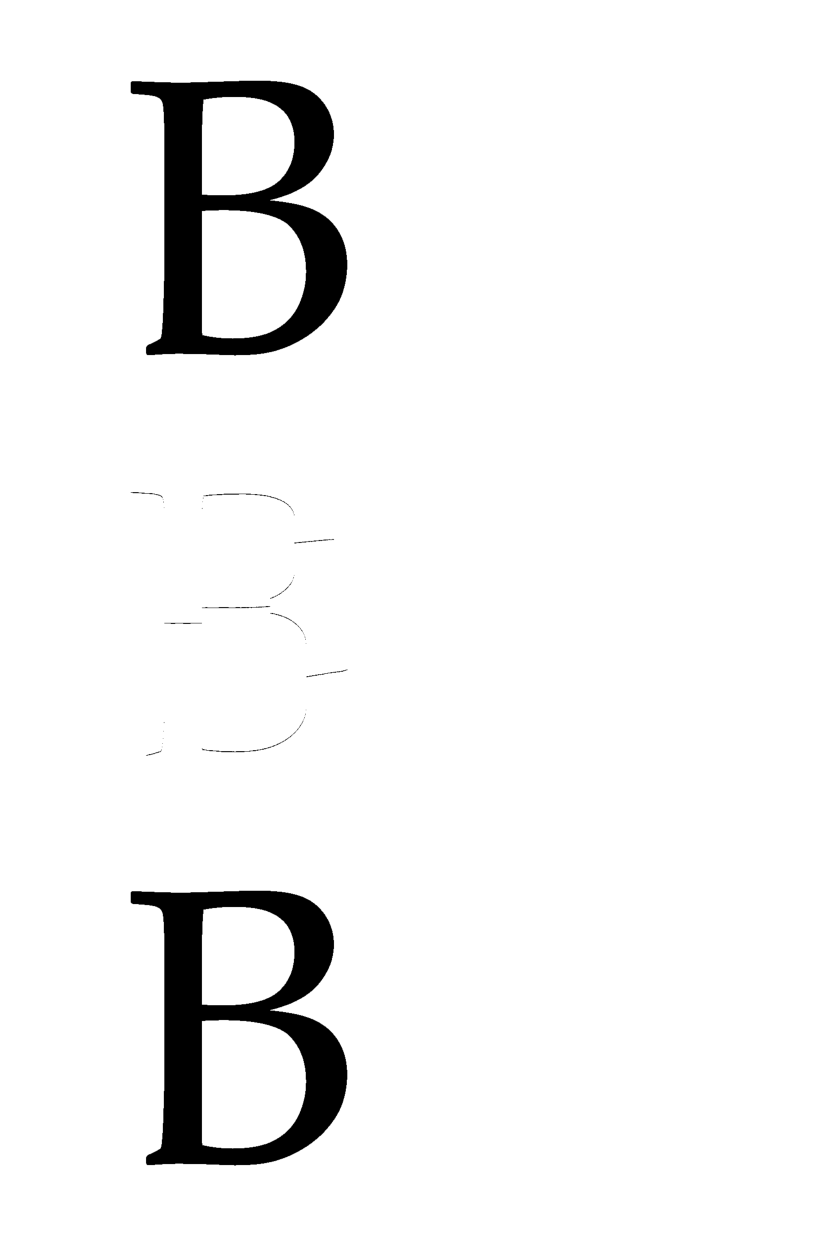
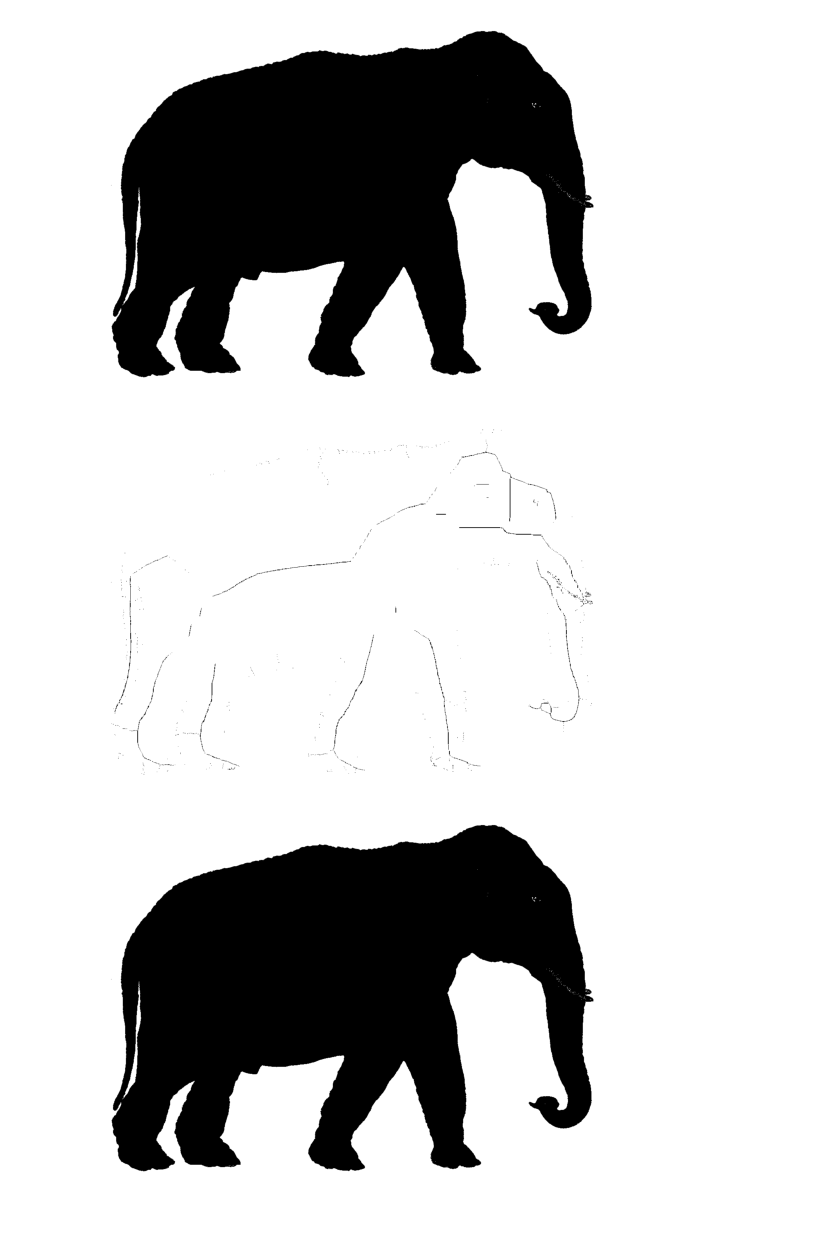
Before and after one commit to mprokhorov/bsu, a Jupyter notebook: fundamentals-of-digital-image-processing/lab1.ipynb, the cells around one changed output. Drawn from its saved outputs; the diff is of its cells as text; code cells hidden in the pictures.

```diff
--- a/fundamentals-of-digital-image-processing/lab1.ipynb
+++ b/fundamentals-of-digital-image-processing/lab1.ipynb
@@ -16,30 +16,30 @@ def display_image(img_array):
     plt.axis('off')
     plt.show()
 # %%
-filename = 'B'
+filename = 'indian_elephant'
 binary_image = cv2.imread(f'{filename}.jpg', cv2.IMREAD_GRAYSCALE)
 _, binary_image = cv2.threshold(binary_image, 232, 255, 0)
 binary_image = gray_scale_to_binary(binary_image)
 display_image(binary_image)
 
-element = np.array([[0, 1, 0],
-                    [0, 1, 0],
-                    [0, 1, 0]], np.uint8)
+element = np.array([[1, 1, 1],
+                    [1, 1, 1],
+                    [1, 1, 1]], np.uint8)
 skel = np.zeros(binary_image.shape, np.uint8)
 
 S = []
 while cv2.countNonZero(binary_image) != 0:
     eroded = cv2.erode(binary_image, element)
     temp = cv2.dilate(eroded, element)
     temp = cv2.subtract(binary_image, temp)
     S.append(temp)
     skel = cv2.bitwise_or(skel, temp)
     binary_image = eroded.copy()
 
 display_image(skel)
 # %% [output]
-[figure, old version]
+[figure, new version]
-[figure, old version]
+[figure, new version]
 # %%
 X = np.zeros(binary_image.shape, np.uint8)
 
@@ -50,4 +50,4 @@ for n, s in enumerate(S):
 
 display_image(X)
 # %% [output]
-[figure, old version]
+[figure, new version]
```
Also changed, not shown: 1 other file.
